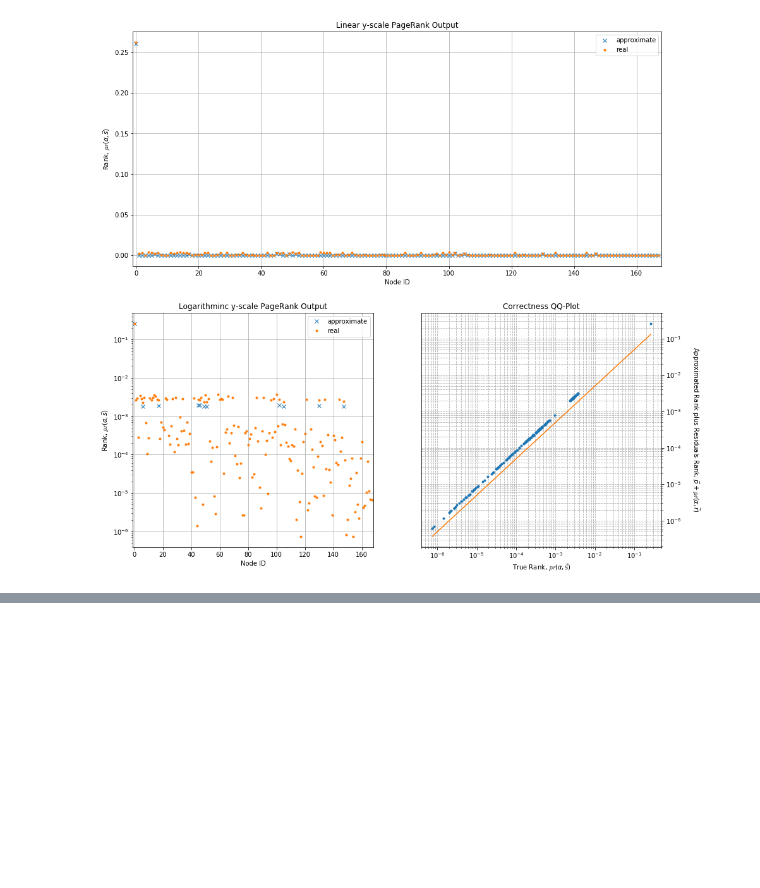
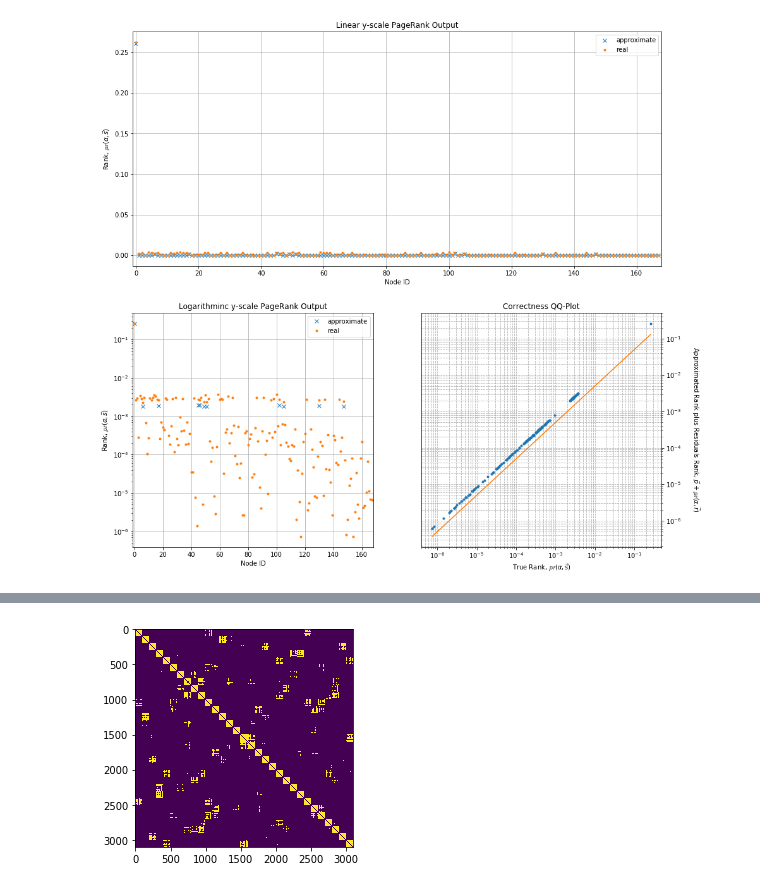
Before and after one commit to barbafrank/LCP_projects_Y2, a Jupyter notebook: HLP_Project/Project.ipynb, the cells around one changed output, grey strips where cells are left out. Saved outputs shown, nothing was run; the diff lists cells and outputs as text; code cells hidden in the pictures; blank space fills up the shorter version.

Commit message:
add clustering to the project jupyter

```diff
--- a/HLP_Project/Project.ipynb
+++ b/HLP_Project/Project.ipynb
@@ -200,0 +215,5 @@ ax3.grid(True, which="both", ls="--")
+# %%
+#df = pd.read_csv("../datasets/R15.txt", sep='\t', names=["x", "y", "cluster"])
+#df = pd.read_csv("../datasets/Aggregation.txt", sep='\t', names=["x", "y", "cluster"])
+df = pd.read_csv("../datasets/D31.txt", sep='\t', names=["x", "y", "cluster"])
+df.head()
@@ -200,0 +227,32 @@ ax3.grid(True, which="both", ls="--")
+# %%
+np.random.seed(0)
+weighted = False
+# %%
+positions = np.array(df[["x", "y"]])
+# %%
+def generate_edges(positions, radius=1, weighted=False):
+
+    # initialize the edgelist
+    N = positions.shape[0]
+    idxs = np.arange(N)
+    A = [[]]*N
+
+    for i in range(N):
+        point = positions[i,:]
+        dists = np.linalg.norm(point-positions, axis=1)
+        neighs = idxs[np.logical_and(dists<=radius, idxs!=i)]
+        A[i] = []
+        for j, neigh in enumerate(neighs):
+            if weighted:
+                A[i].append((neigh, 1 + 1./dists[idxs!=i][j]))
+            else:
+                A[i].append(neigh)
+    return A
+# %%
+A = generate_edges(positions, 3.5, weighted)
+A_mat = list2matrix(A, weighted)
+plt.figure()
+plt.imshow(np.log(A_mat+1))
+plt.show()
+# %% [output]
+[figure, added]
```
Also changed, not shown: parts of 6 cells of this notebook, 4 other files.
